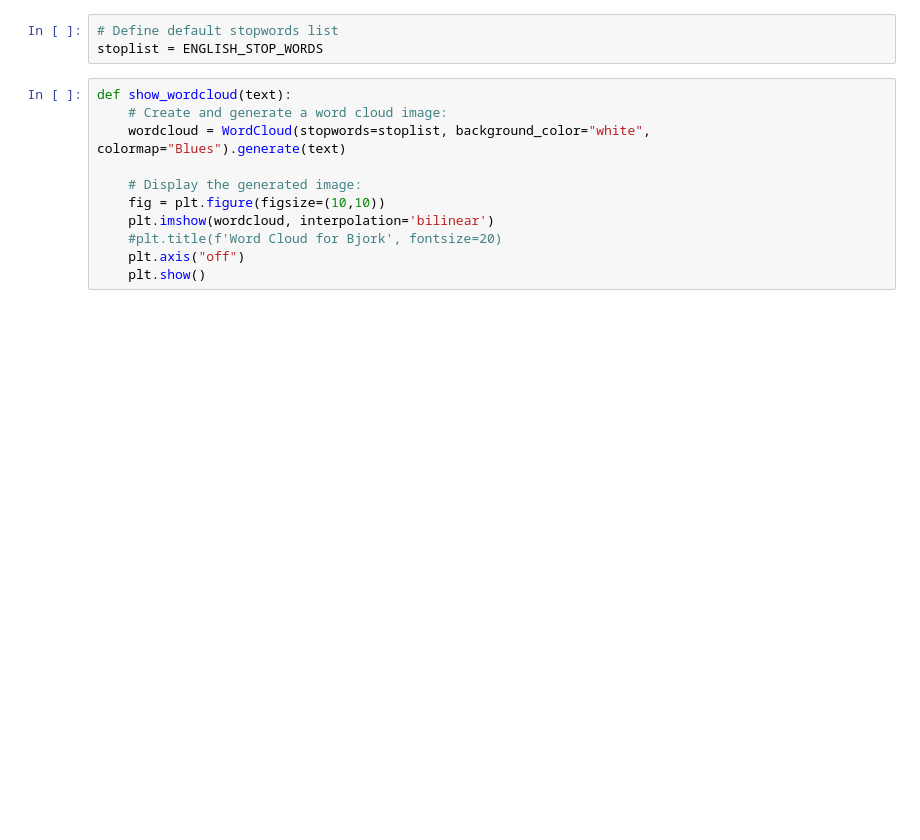
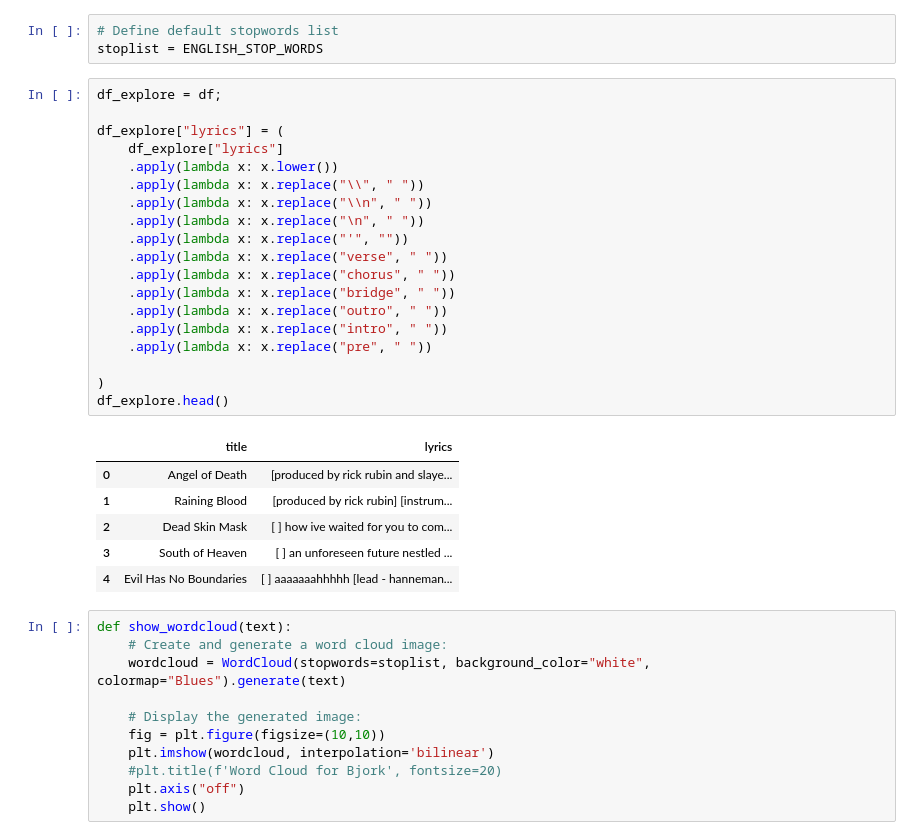
Before and after one commit to stasianik/music-machine, a Jupyter notebook: mashup_machine/Get_lyrics.ipynb, the cells around one changed output. Cells and saved outputs as stored; diff of their text form; blank space fills up the shorter version.

Commit message:
Update Get_lyrics

```diff
--- a/mashup_machine/Get_lyrics.ipynb
+++ b/mashup_machine/Get_lyrics.ipynb
@@ -96,6 +108,32 @@ More cleaning needs to be done- remove things in [ ]
 # %%
 # Define default stopwords list
 stoplist = ENGLISH_STOP_WORDS
+# %%
+df_explore = df;
+
+df_explore["lyrics"] = (
+    df_explore["lyrics"]
+    .apply(lambda x: x.lower())
+    .apply(lambda x: x.replace("\\", " "))
+    .apply(lambda x: x.replace("\\n", " "))
+    .apply(lambda x: x.replace("\n", " "))
+    .apply(lambda x: x.replace("'", ""))
+    .apply(lambda x: x.replace("verse", " "))
+    .apply(lambda x: x.replace("chorus", " "))
+    .apply(lambda x: x.replace("bridge", " "))
+    .apply(lambda x: x.replace("outro", " "))
+    .apply(lambda x: x.replace("intro", " "))
+    .apply(lambda x: x.replace("pre", " "))
+
+)
+df_explore.head()
+# %% [output]
+|  | title | lyrics |
+| 0 | Angel of Death | [produced by rick rubin and slaye... |
+| 1 | Raining Blood | [produced by rick rubin] [instrum... |
+| 2 | Dead Skin Mask | [ ] how ive waited for you to com... |
+| 3 | South of Heaven | [ ] an unforeseen future nestled ... |
+| 4 | Evil Has No Boundaries | [ ] aaaaaaahhhhh [lead - hanneman... |
 # %%
 def show_wordcloud(text):
     # Create and generate a word cloud image:
```
Also changed, not shown: parts of 16 cells of this notebook, 1 other file.
